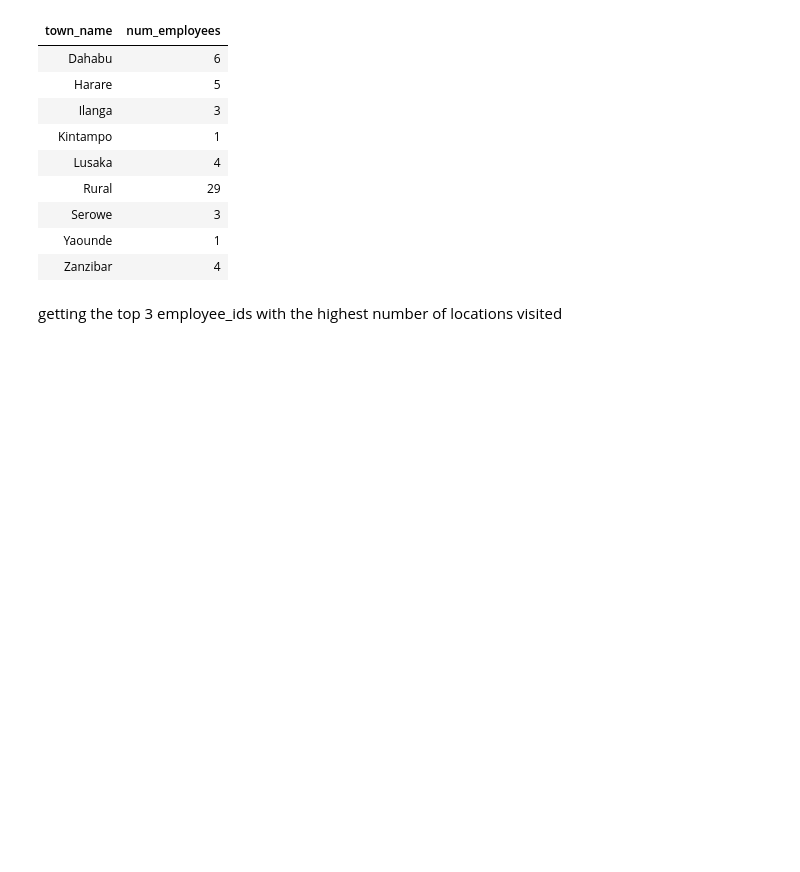
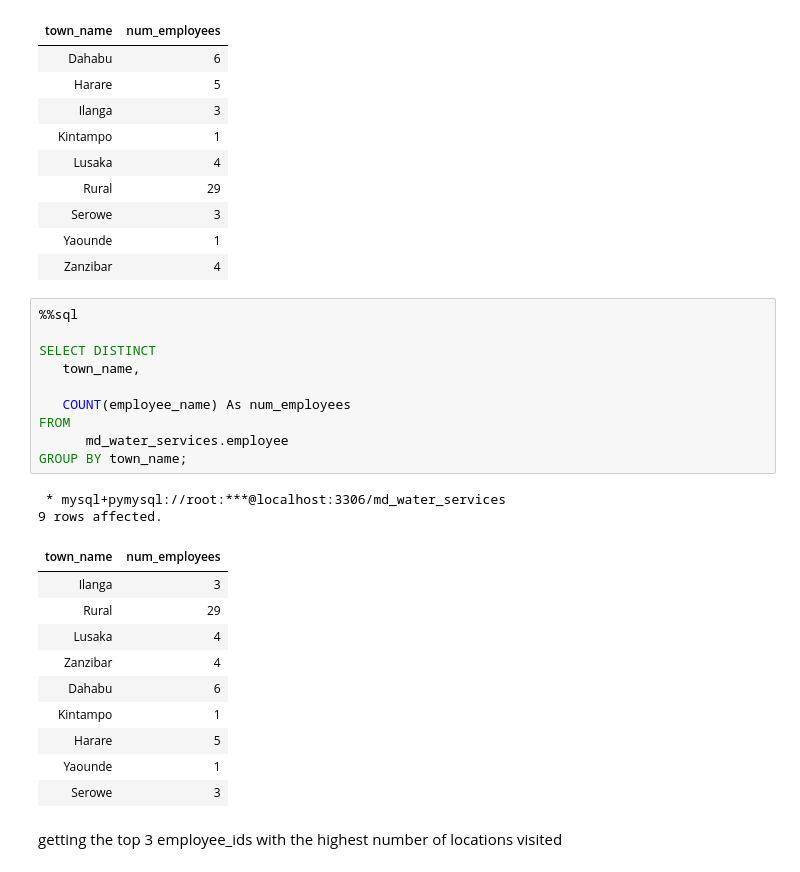
Before and after one commit to allan-bit-web/data_driven_journey_in_Maji_ndogo, a Jupyter notebook: maji_ndogo_water_crisis_part2 .ipynb, the cells around one changed output. Cells and saved outputs as stored; diff of their text form; blank space fills up the shorter version.

```diff
--- a/maji_ndogo_water_crisis_part2 .ipynb
+++ b/maji_ndogo_water_crisis_part2 .ipynb
@@ -248,5 +248,28 @@ FROM
 | Serowe | 3 |
 | Yaounde | 1 |
 | Zanzibar | 4 |
+# %%
+%%sql
+
+SELECT DISTINCT
+   town_name,
+
+   COUNT(employee_name) As num_employees
+FROM
+      md_water_services.employee
+GROUP BY town_name;
+# %% [output]
+ * mysql+pymysql://root:***@localhost:3306/md_water_services
+9 rows affected.
+| town_name | num_employees |
+| Ilanga | 3 |
+| Rural | 29 |
+| Lusaka | 4 |
+| Zanzibar | 4 |
+| Dahabu | 6 |
+| Kintampo | 1 |
+| Harare | 5 |
+| Yaounde | 1 |
+| Serowe | 3 |
 # %% [markdown]
 getting the top 3 employee_ids with the highest number of locations visited
```
Also changed, not shown: parts of 7 cells of this notebook.
